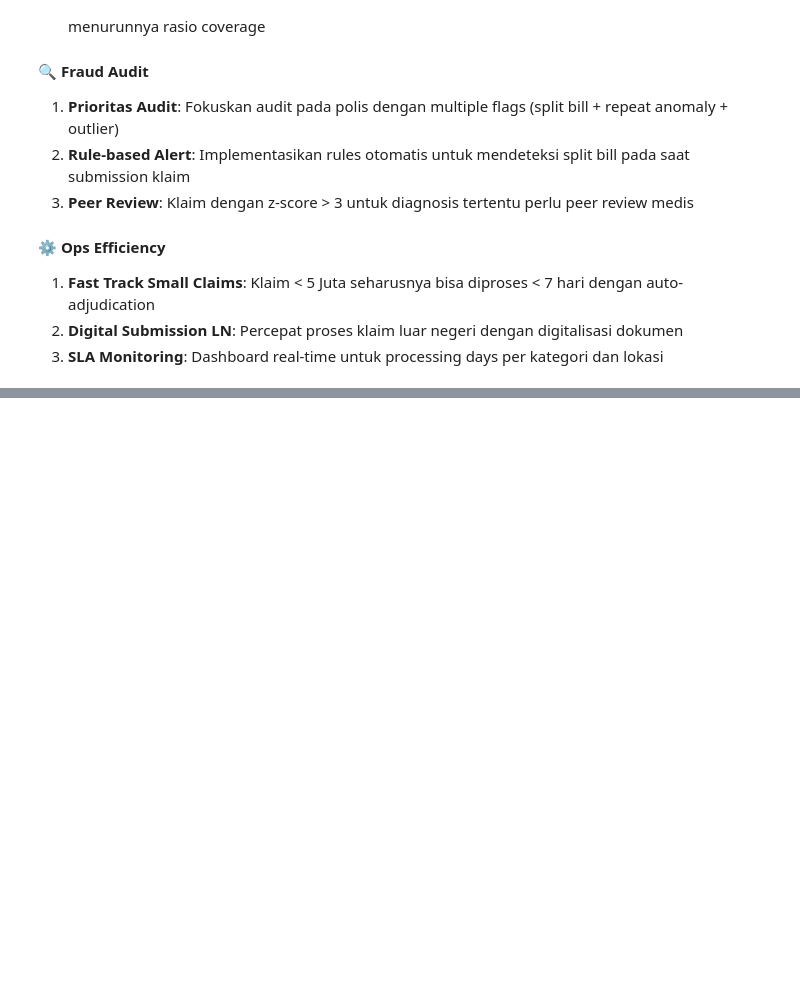
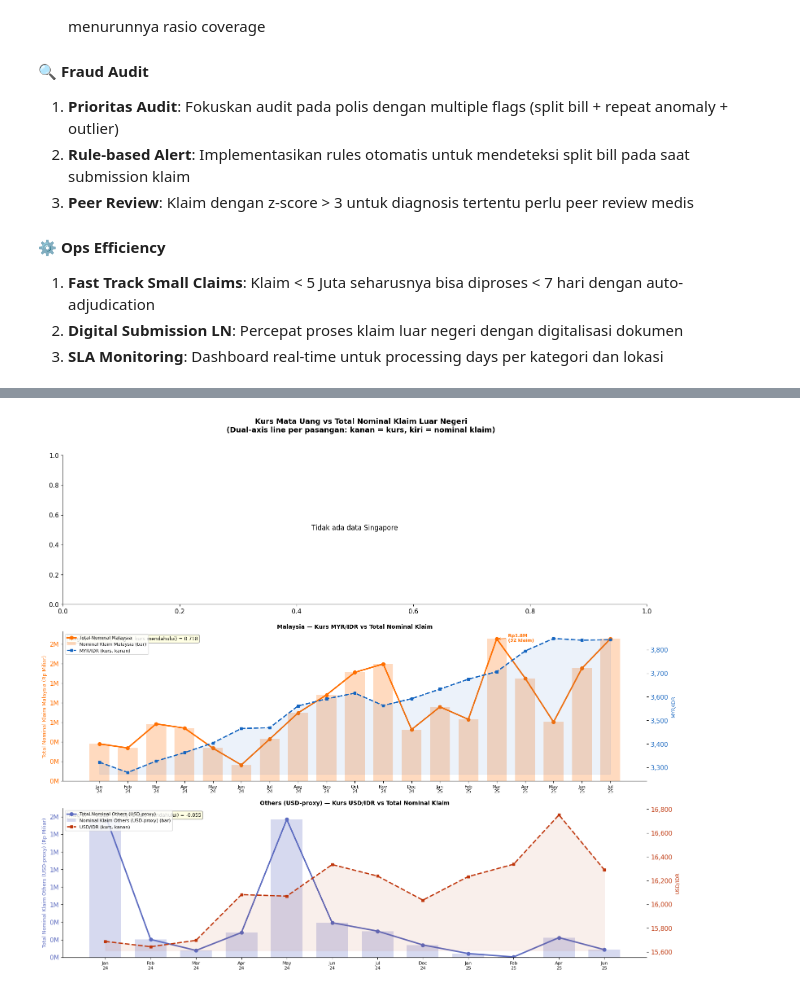
Before and after one commit to Fahmialfayadh/mcfitb-eda, a Jupyter notebook: deep_dive_insight.ipynb, the cells around one changed output, grey strips where cells are left out. Cells and saved outputs as stored; diff of their text form; code cells hidden in the pictures; blank space fills up the shorter version.

```diff
--- a/deep_dive_insight.ipynb
+++ b/deep_dive_insight.ipynb
@@ -1197,0 +1812,74 @@ print("Silakan review insight dan rekomendasi di atas untuk tindak lanjut bisnis
+# %%
+
+# ── Plot 3 pasangan: SGD/SG, MYR/MY, USD/Others ─────────────────────
+CONFIGS = [
+    (sg_data,  'SGD', 'Singapore',       '#E91E63', '#4CAF50',  'SGD/IDR',  'Singapore'),
+    (my_data,  'MYR', 'Malaysia',        '#FF6F00', '#1565C0',  'MYR/IDR',  'Malaysia'),
+    (usd_data, 'USD', 'Others (USD-proxy)', '#5C6BC0', '#BF360C', 'USD/IDR', 'Others LN'),
+]
+
+fig, axes = plt.subplots(3, 1, figsize=(16, 14), sharex=False)
+fig.suptitle('Kurs Mata Uang vs Total Nominal Klaim Luar Negeri\n'
+             '(Dual-axis line per pasangan: kanan = kurs, kiri = nominal klaim)',
+             fontsize=13, fontweight='bold')
+
+for ax, (data, fx_col, lokasi, c_nom, c_fx, ylabel_fx, ylabel_nom) in zip(axes, CONFIGS):
+    if data.empty:
+        ax.text(0.5, 0.5, f'Tidak ada data {lokasi}', ha='center', transform=ax.transAxes, fontsize=12)
+        continue
+
+    x = range(len(data))
+    xlabels = [b.strftime('%b\n%y') for b in data['bulan']]
+
+    ax_r = ax.twinx()
+
+    # Kiri: total nominal klaim (bar + line)
+    ax.bar(x, data['total_nom']/1e9, color=c_nom, alpha=0.25, width=0.7, label=f'Nominal Klaim {lokasi} (bar)')
+    ax.plot(x, data['total_nom']/1e9, color=c_nom, lw=2.5, marker='o', ms=6,
+            label=f'Total Nominal {lokasi}', zorder=3)
+
+    # Kanan: kurs
+    ax_r.plot(x, data[fx_col], color=c_fx, lw=2.2, marker='s', ms=5, ls='--',
+              label=f'{ylabel_fx} (kurs, kanan)', zorder=3)
+    ax_r.fill_between(x, data[fx_col], data[fx_col].min()*0.998,
+                      alpha=0.08, color=c_fx)
+
+    # Annotate: titik tertinggi nominal
+    idx_max = data['total_nom'].idxmax()
+    pos_max = list(data.index).index(idx_max)
+    ax.annotate(
+        f"Rp{data.loc[idx_max,'total_nom']/1e9:.1f}M\n({data.loc[idx_max,'n_klaim']} klaim)",
+        xy=(pos_max, data.loc[idx_max,'total_nom']/1e9),
+        xytext=(pos_max+0.4, data.loc[idx_max,'total_nom']/1e9 * 0.98),
+        fontsize=8, color=c_nom, fontweight='bold',
+        arrowprops=dict(arrowstyle='->', color=c_nom, lw=1.2)
+    )
+
+    # Korelasi
+    corr = data['total_nom'].corr(data[fx_col])
+    corr_lag1 = data['total_nom'].corr(data[fx_col].shift(1))
+    ax.text(0.01, 0.97,
+            f'r(lag-0) = {corr:.3f}  |  r(lag+1 kurs mendahului) = {corr_lag1:.3f}',
+            transform=ax.transAxes, fontsize=8.5, va='top',
+            bbox=dict(boxstyle='round,pad=0.3', fc='lightyellow', ec='gray', alpha=0.85))
+
+    ax.set_ylabel(f'Total Nominal Klaim {lokasi} (Rp Miliar)', color=c_nom, fontsize=9)
+    ax_r.set_ylabel(f'{ylabel_fx}', color=c_fx, fontsize=9)
+    ax.tick_params(axis='y', labelcolor=c_nom)
+    ax_r.tick_params(axis='y', labelcolor=c_fx)
+    ax.set_title(f'{lokasi} — Kurs {ylabel_fx} vs Total Nominal Klaim', fontweight='bold', fontsize=10)
+    ax.set_xticks(x)
+    ax.set_xticklabels(xlabels, fontsize=8)
+    ax.yaxis.set_major_formatter(mticker.FuncFormatter(lambda v,_: f'{v:.0f}M'))
+    ax_r.yaxis.set_major_formatter(mticker.FuncFormatter(lambda v,_: f'{v:,.0f}'))
+
+    lines1, lab1 = ax.get_legend_handles_labels()
+    lines2, lab2 = ax_r.get_legend_handles_labels()
+    ax.legend(lines1+lines2, lab1+lab2, fontsize=8, loc='upper left')
+
+plt.tight_layout(rect=[0, 0, 1, 0.97])
+import os; os.makedirs('charts', exist_ok=True)
+plt.savefig('charts/fx_vs_klaim_perlokasi.png', dpi=120, bbox_inches='tight')
+plt.show()
+# %% [output]
+[figure, added]
```
Also changed, not shown: parts of 19 cells of this notebook, 25 other files.
